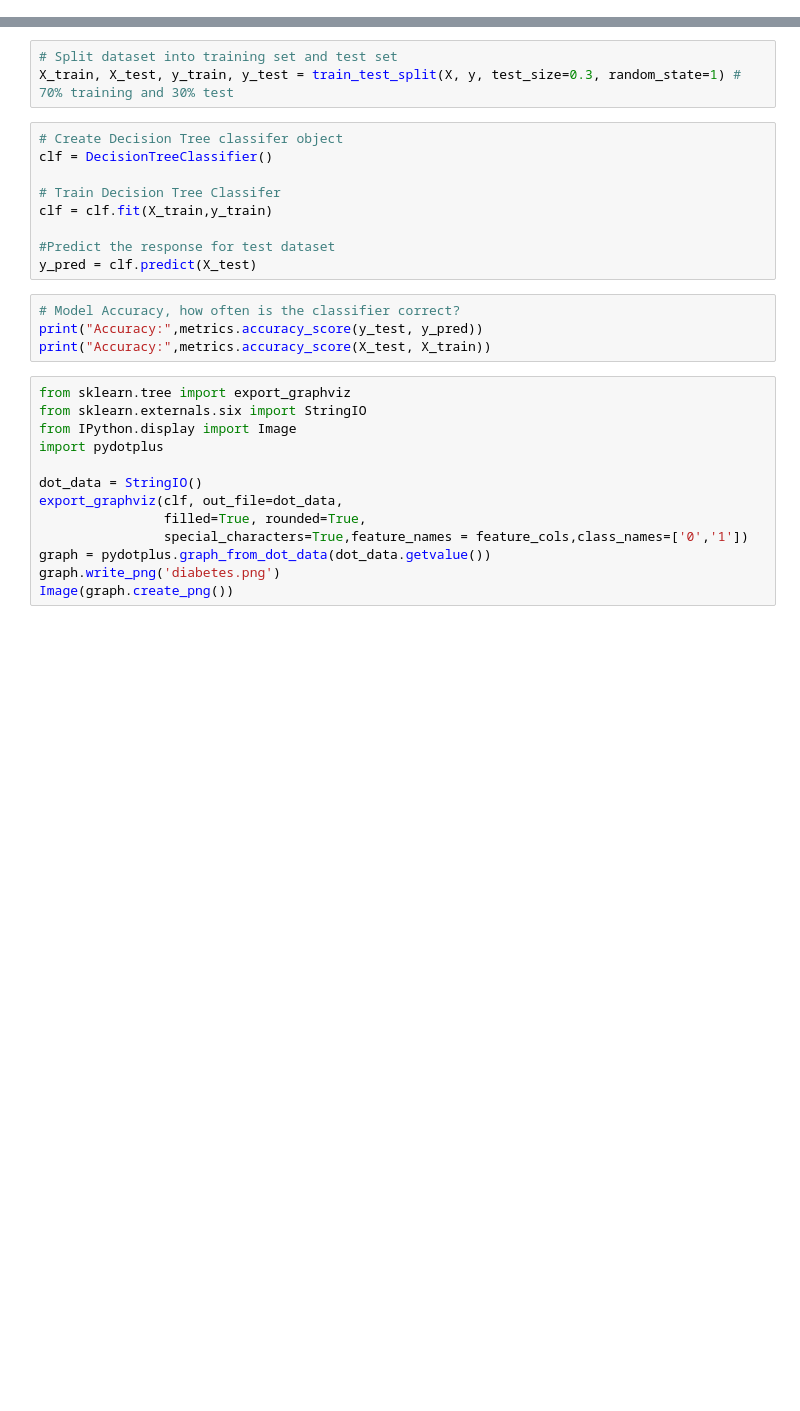
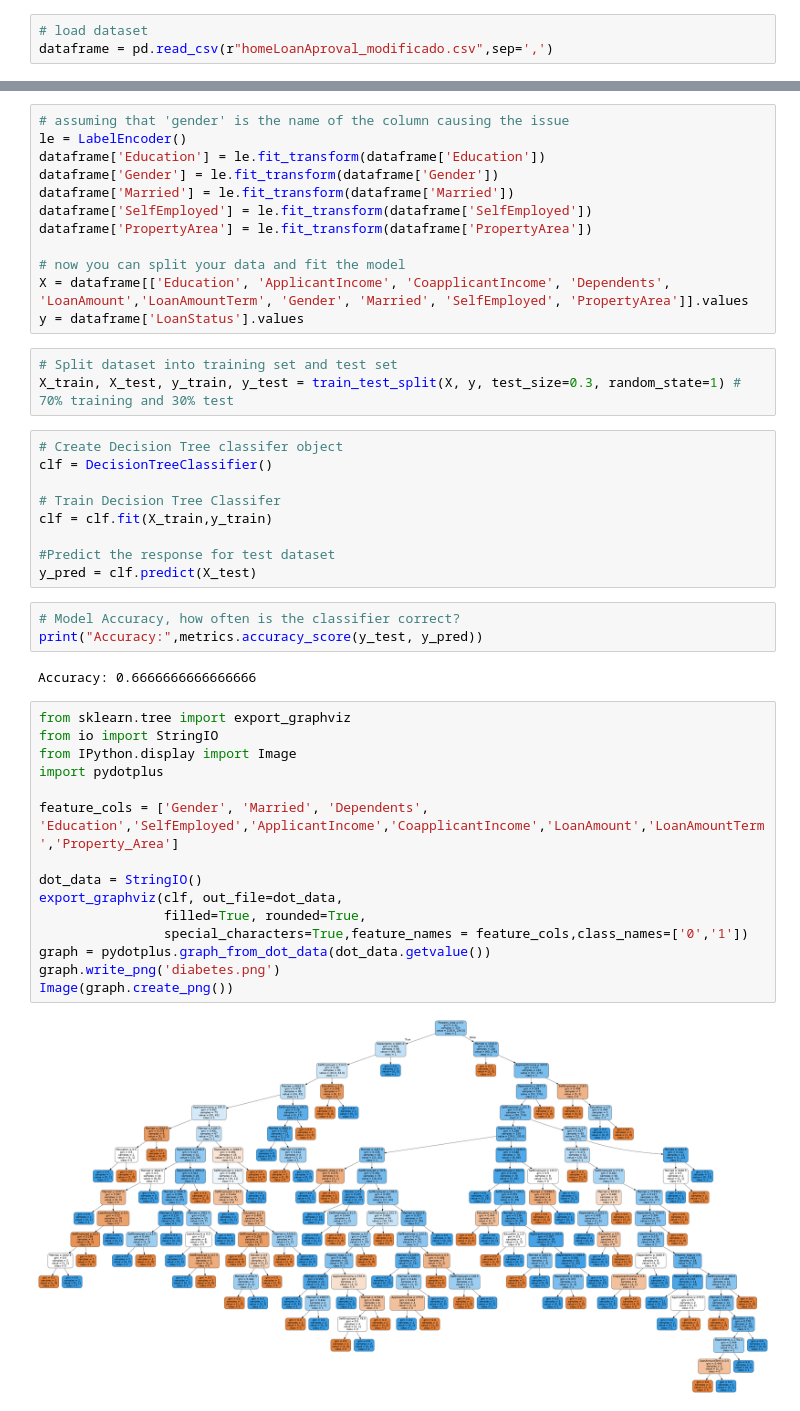
Before and after one commit to EstherMedinaQuintero/TratamientoInteligenteDatos-Clasificacion, a Jupyter notebook: sin-tratar/sin-tratar-arbol.ipynb, the cells around one changed output, grey strips where cells are left out. Cells and saved outputs as stored; diff of their text form; blank space fills up the shorter version.

```diff
--- a/sin-tratar/sin-tratar-arbol.ipynb
+++ b/sin-tratar/sin-tratar-arbol.ipynb
@@ -11 +8,4 @@ pima = pd.read_csv("diabetes.csv", header=None, names=col_names)
+# %%
+# load dataset
+dataframe = pd.read_csv(r"homeLoanAproval_modificado.csv",sep=',')
 # %%
@@ -18,3 +20,15 @@ y = pima.label # Target variable
+# %%
+# assuming that 'gender' is the name of the column causing the issue
+le = LabelEncoder()
+dataframe['Education'] = le.fit_transform(dataframe['Education'])
+dataframe['Gender'] = le.fit_transform(dataframe['Gender'])
+dataframe['Married'] = le.fit_transform(dataframe['Married'])
+dataframe['SelfEmployed'] = le.fit_transform(dataframe['SelfEmployed'])
+dataframe['PropertyArea'] = le.fit_transform(dataframe['PropertyArea'])
+
+# now you can split your data and fit the model
+X = dataframe[['Education', 'ApplicantIncome', 'CoapplicantIncome', 'Dependents', 'LoanAmount','LoanAmountTerm', 'Gender', 'Married', 'SelfEmployed', 'PropertyArea']].values
+y = dataframe['LoanStatus'].values
 # %%
 # Split dataset into training set and test set
 X_train, X_test, y_train, y_test = train_test_split(X, y, test_size=0.3, random_state=1) # 70% training and 30% test
@@ -30,17 +44,22 @@ y_pred = clf.predict(X_test)
 # %%
 # Model Accuracy, how often is the classifier correct?
 print("Accuracy:",metrics.accuracy_score(y_test, y_pred))
-print("Accuracy:",metrics.accuracy_score(X_test, X_train))
+# %% [output]
+Accuracy: 0.6666666666666666
 # %%
 from sklearn.tree import export_graphviz
-from sklearn.externals.six import StringIO
+from io import StringIO
 from IPython.display import Image
 import pydotplus
+
+feature_cols = ['Gender', 'Married', 'Dependents', 'Education','SelfEmployed','ApplicantIncome','CoapplicantIncome','LoanAmount','LoanAmountTerm','Property_Area']
 
 dot_data = StringIO()
 export_graphviz(clf, out_file=dot_data,
                 filled=True, rounded=True,
                 special_characters=True,feature_names = feature_cols,class_names=['0','1'])
 graph = pydotplus.graph_from_dot_data(dot_data.getvalue())
 graph.write_png('diabetes.png')
 Image(graph.create_png())
+# %% [output]
+[figure, added]
```
Also changed, not shown: parts of 22 cells of this notebook, 3 other files.
